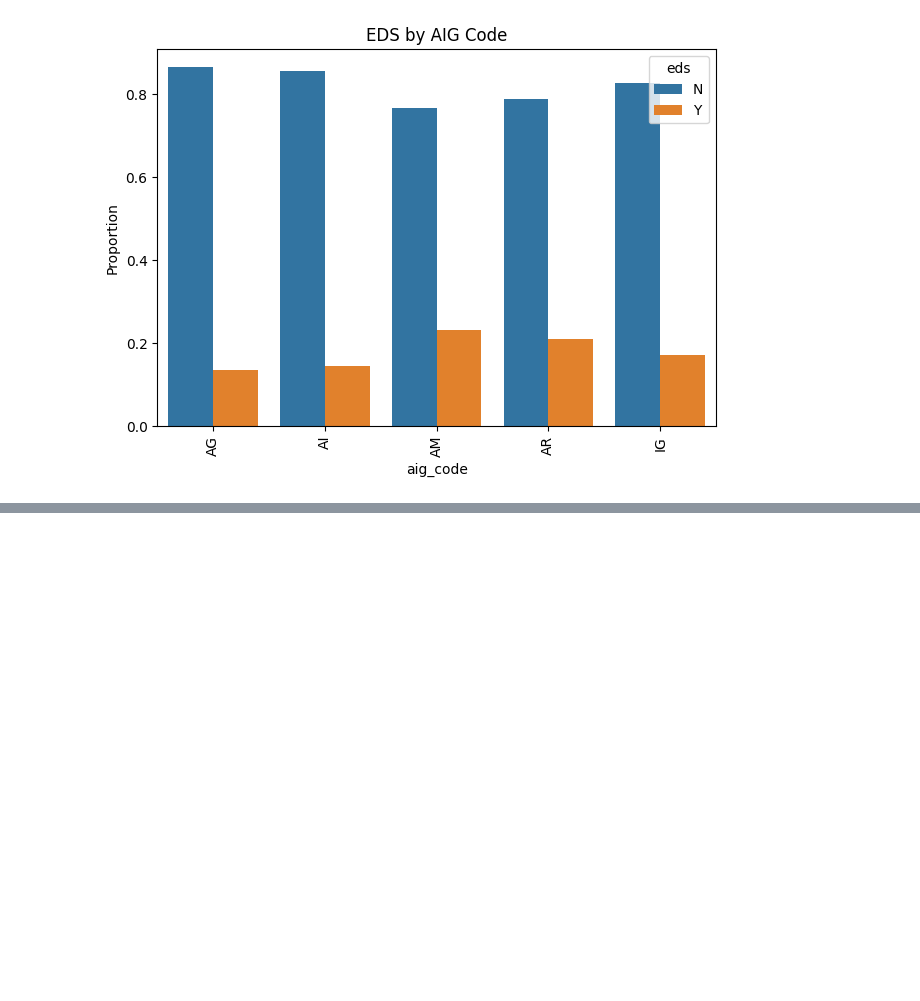
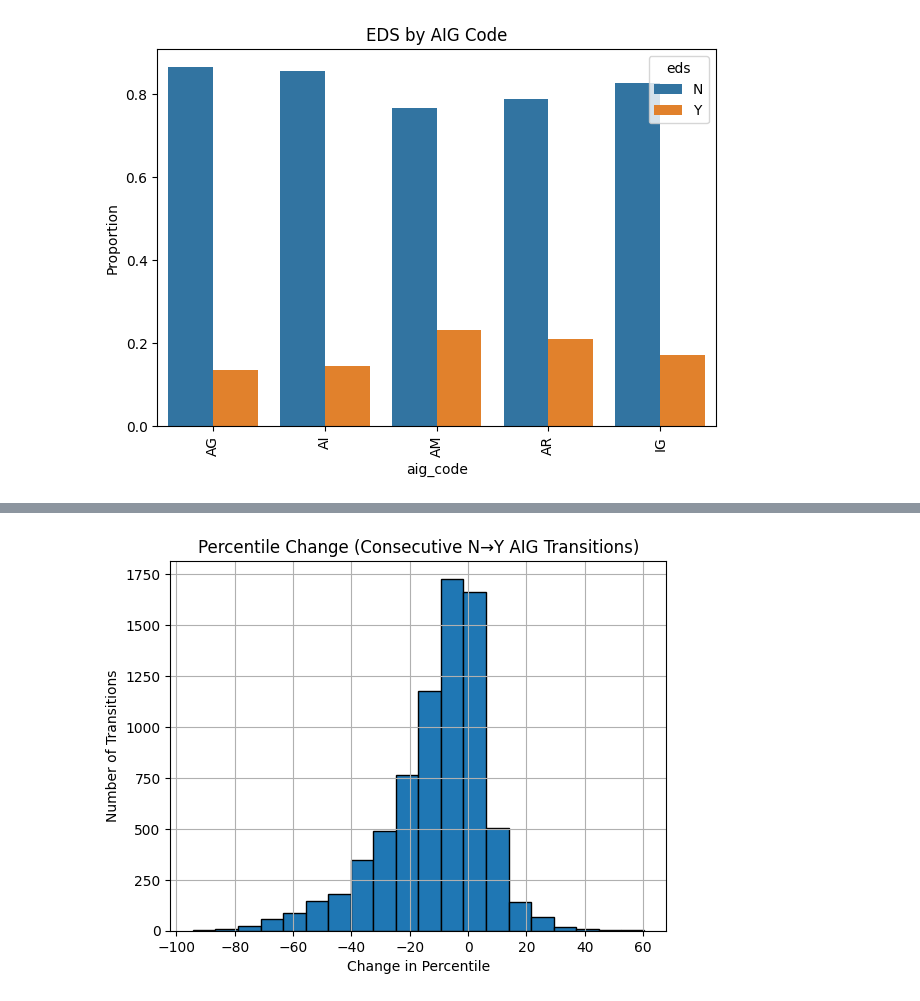
Before and after one commit to dmatten1/ml-project-structure-demo, a Jupyter notebook: notebooks/gifted_curtest.ipynb, the cells around one changed output, grey strips where cells are left out. Cells and saved outputs as stored; diff of their text form; code cells hidden in the pictures; blank space fills up the shorter version.

```diff
--- a/notebooks/gifted_curtest.ipynb
+++ b/notebooks/gifted_curtest.ipynb
@@ -3,7 +3,9 @@ import seaborn as sns
 import pandas as pd
 import matplotlib.pyplot as plt
 # %%
-gifted = pd.read_csv("../data/processed/masterbuild_master.csv")
+masterbuild = pd.read_csv("../data/processed/masterbuild_master.csv")
+gifted = masterbuild[masterbuild['aig'] == 'Y']
+rest = masterbuild[masterbuild['aig'] == 'N']
 curtest = pd.read_csv("../data/processed/curtest_master.csv")
 # %%
 # Step 1: Find mastids that appear more than twice
@@ -51,0 +84,53 @@ plt.show()
+# %%
+# Step 1: Find common mastids
+common_mastids = set(rest['mastid']) & set(gifted['mastid'])
+
+# Step 2: Filter both DataFrames by mastid
+rest_test_filtered = rest_test[rest_test['mastid'].isin(common_mastids)]
+gifted_test_filtered = gifted_test[gifted_test['mastid'].isin(common_mastids)]
+
+# Step 3: Concatenate the filtered DataFrames
+result = pd.concat([rest_test_filtered, gifted_test_filtered])
+##THIS RESULT IS SUPER INTERESTING -- ARE THERE CHANGES WHEN A STUDENT IS CHANGED TO GIFTED?
+# %%
+import pandas as pd
+import matplotlib.pyplot as plt
+
+# Step 1: Filter for test_id starting with "M"
+filtered = result[result['test_id'].str.startswith('M')]
+
+# Step 2: Sort by mastid and year
+filtered = filtered.sort_values(by=['mastid', 'year'])
+
+# Step 3: Define logic to look for N (null) → Y transitions
+def find_n_to_y_transitions(group):
+    group = group.sort_values(by='year')
+
+    # Treat NaN aig_code as "N"
+    codes = group['aig_code'].fillna('N').values
+    years = group['year'].values
+    percentiles = group['percentile'].values
+
+    diffs = []
+    for i in range(len(group) - 1):
+        if codes[i] == 'N' and codes[i + 1] == 'AM':
+            if years[i + 1] == years[i] + 1:  # ensure consecutive years
+                diff = percentiles[i + 1] - percentiles[i]
+                diffs.append(diff)
+    return pd.Series(diffs)
+
+# Step 4: Apply to each student
+transitions = filtered.groupby('mastid').apply(find_n_to_y_transitions).dropna()
+
+# Step 5: Flatten result
+percentile_changes = transitions.reset_index(drop=True)
+
+# Step 6: Plot histogram
+plt.hist(percentile_changes, bins=20, edgecolor='black')
+plt.title('Percentile Change (Consecutive N→Y AIG Transitions)')
+plt.xlabel('Change in Percentile')
+plt.ylabel('Number of Transitions')
+plt.grid(True)
+plt.show()
+# %% [output]
+[figure, added]
```
Also changed, not shown: parts of 1 cell of this notebook, 18 other files.
